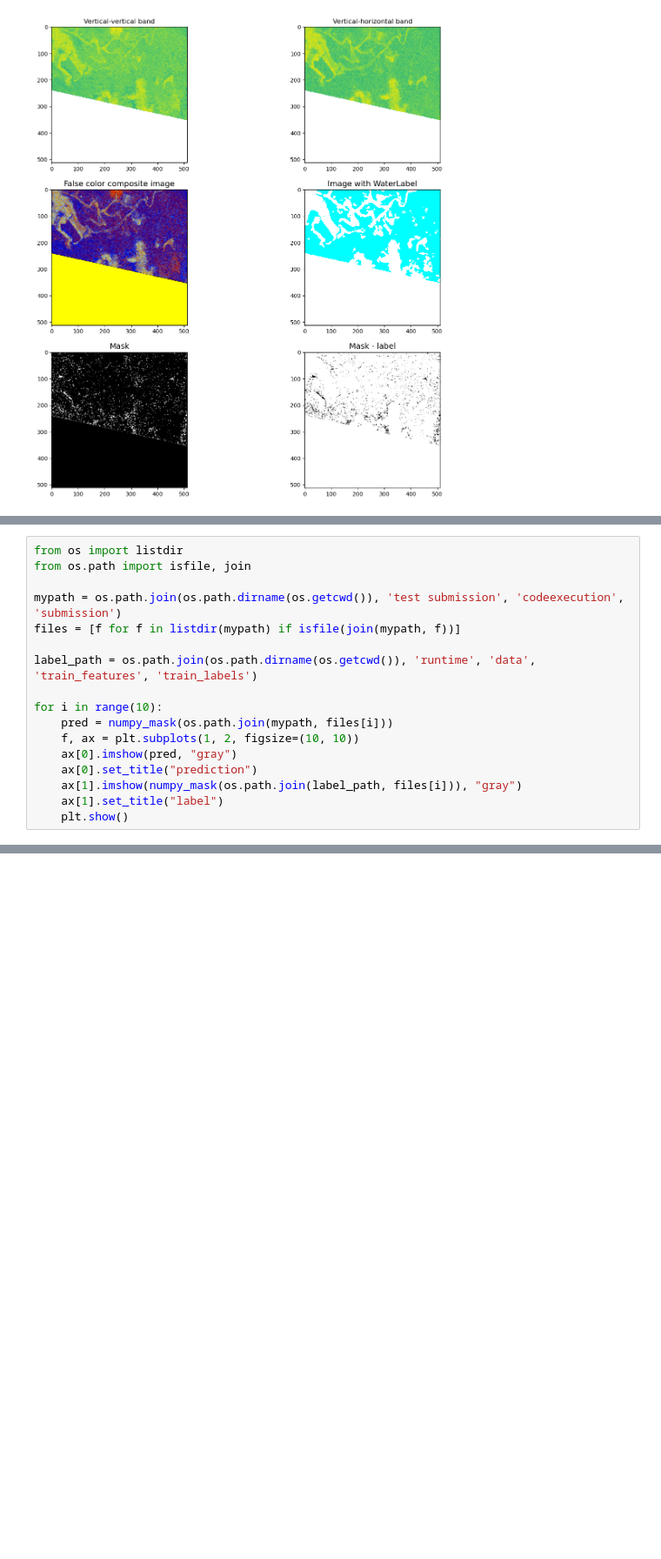
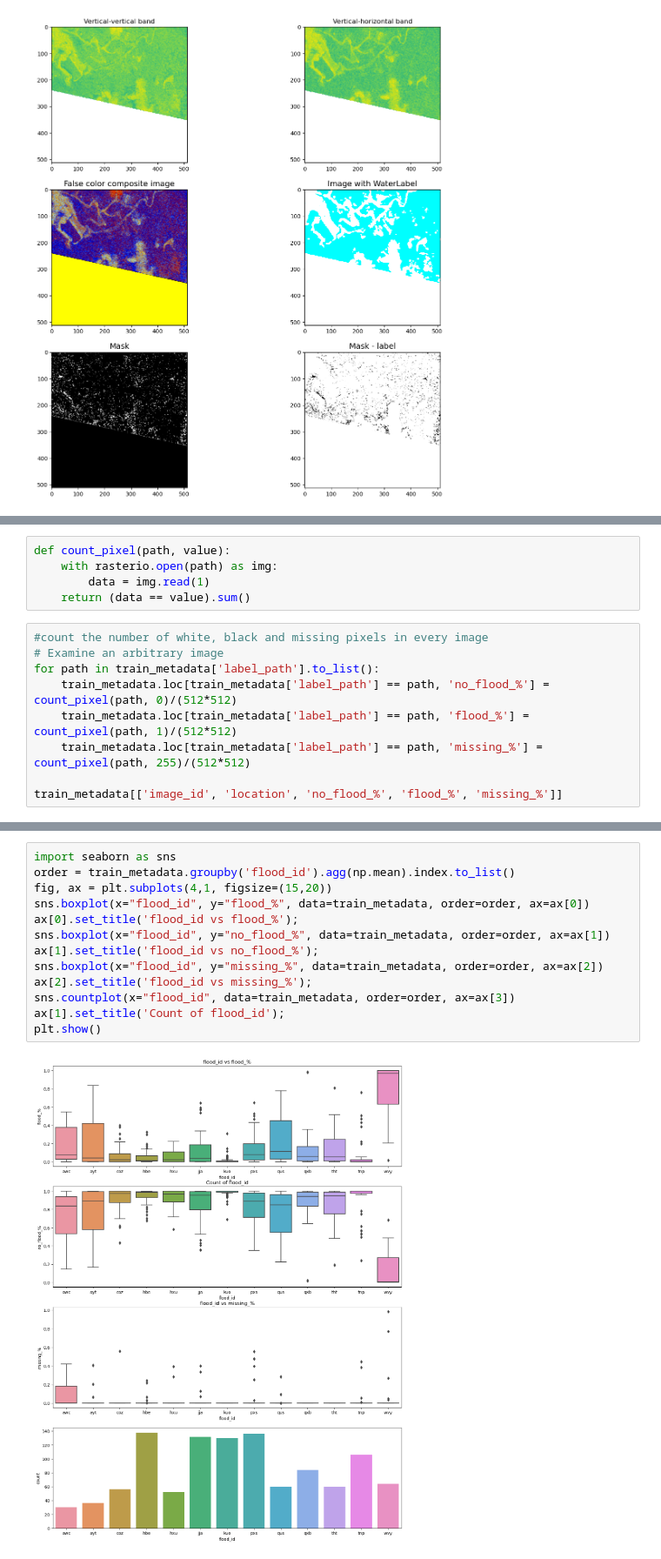
Before and after one commit to max-lutz/floodwater_competition, a Jupyter notebook: EDA/EDA.ipynb, the cells around one changed output, grey strips where cells are left out. Shown at 87% size. Saved outputs shown, nothing was run; the diff lists cells and outputs as text; blank space fills up the shorter version.

```diff
--- a/EDA/EDA.ipynb
+++ b/EDA/EDA.ipynb
@@ -253,18 +253,15 @@ display_chip(3)
+# %%
+def count_pixel(path, value):
+    with rasterio.open(path) as img:
+        data = img.read(1)
+    return (data == value).sum()
 # %%
-from os import listdir
-from os.path import isfile, join
+#count the number of white, black and missing pixels in every image
+# Examine an arbitrary image
+for path in train_metadata['label_path'].to_list():
+    train_metadata.loc[train_metadata['label_path'] == path, 'no_flood_%'] = count_pixel(path, 0)/(512*512)
+    train_metadata.loc[train_metadata['label_path'] == path, 'flood_%'] = count_pixel(path, 1)/(512*512)
+    train_metadata.loc[train_metadata['label_path'] == path, 'missing_%'] = count_pixel(path, 255)/(512*512)
 
-mypath = os.path.join(os.path.dirname(os.getcwd()), 'test submission', 'codeexecution', 'submission')
-files = [f for f in listdir(mypath) if isfile(join(mypath, f))]
-
-label_path = os.path.join(os.path.dirname(os.getcwd()), 'runtime', 'data', 'train_features', 'train_labels')
-
-for i in range(10):
-    pred = numpy_mask(os.path.join(mypath, files[i]))
-    f, ax = plt.subplots(1, 2, figsize=(10, 10))
-    ax[0].imshow(pred, "gray")
-    ax[0].set_title("prediction")
-    ax[1].imshow(numpy_mask(os.path.join(label_path, files[i])), "gray")
-    ax[1].set_title("label")
-    plt.show()
+train_metadata[['image_id', 'location', 'no_flood_%', 'flood_%', 'missing_%']]
 # %% [output]
@@ -280,0 +294,15 @@ for i in range(10):
+# %%
+import seaborn as sns
+order = train_metadata.groupby('flood_id').agg(np.mean).index.to_list()
+fig, ax = plt.subplots(4,1, figsize=(15,20))
+sns.boxplot(x="flood_id", y="flood_%", data=train_metadata, order=order, ax=ax[0])
+ax[0].set_title('flood_id vs flood_%');
+sns.boxplot(x="flood_id", y="no_flood_%", data=train_metadata, order=order, ax=ax[1])
+ax[1].set_title('flood_id vs no_flood_%');
+sns.boxplot(x="flood_id", y="missing_%", data=train_metadata, order=order, ax=ax[2])
+ax[2].set_title('flood_id vs missing_%');
+sns.countplot(x="flood_id", data=train_metadata, order=order, ax=ax[3])
+ax[1].set_title('Count of flood_id');
+plt.show()
+# %% [output]
+[figure, added]
```
Also changed, not shown: parts of 3 cells of this notebook, 2 other files.
